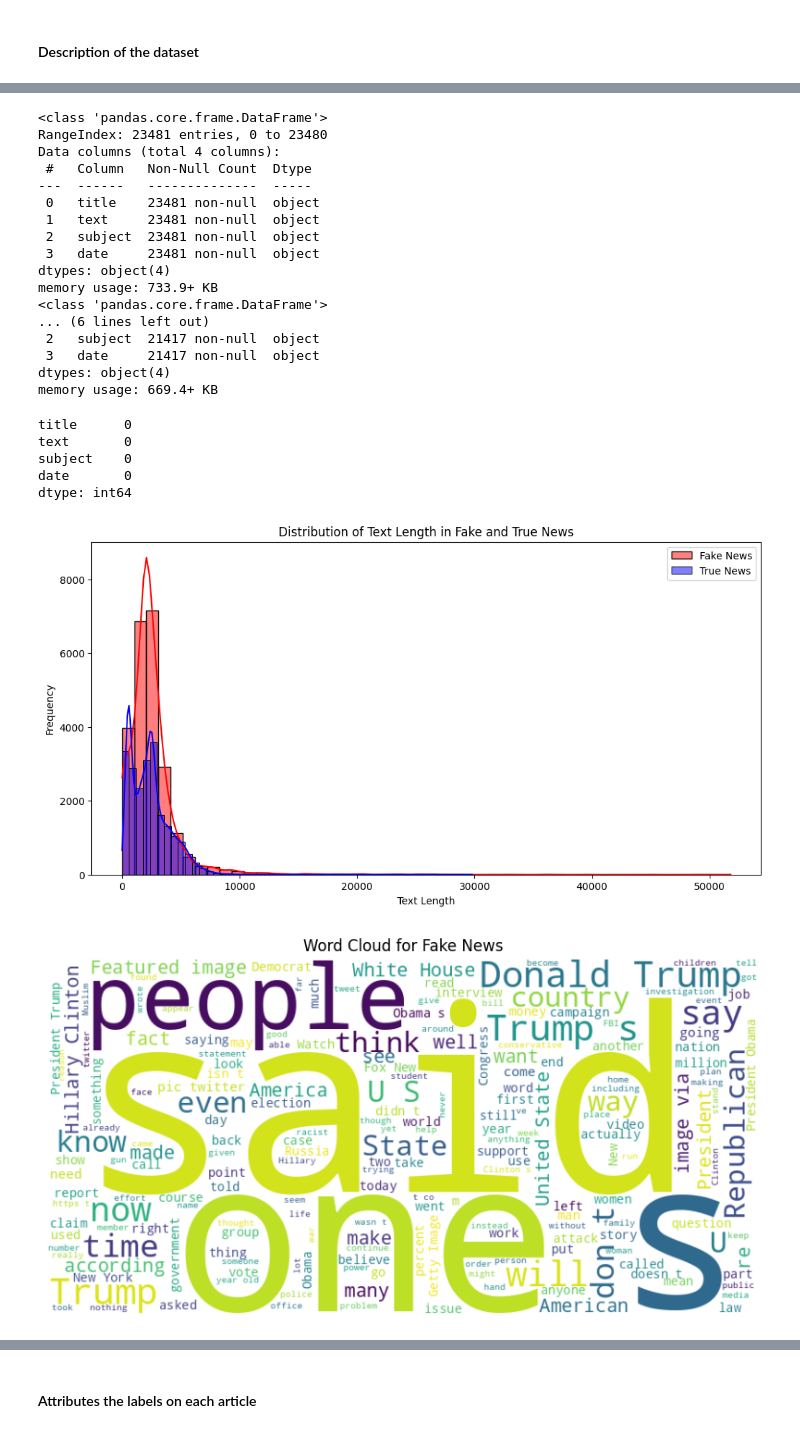
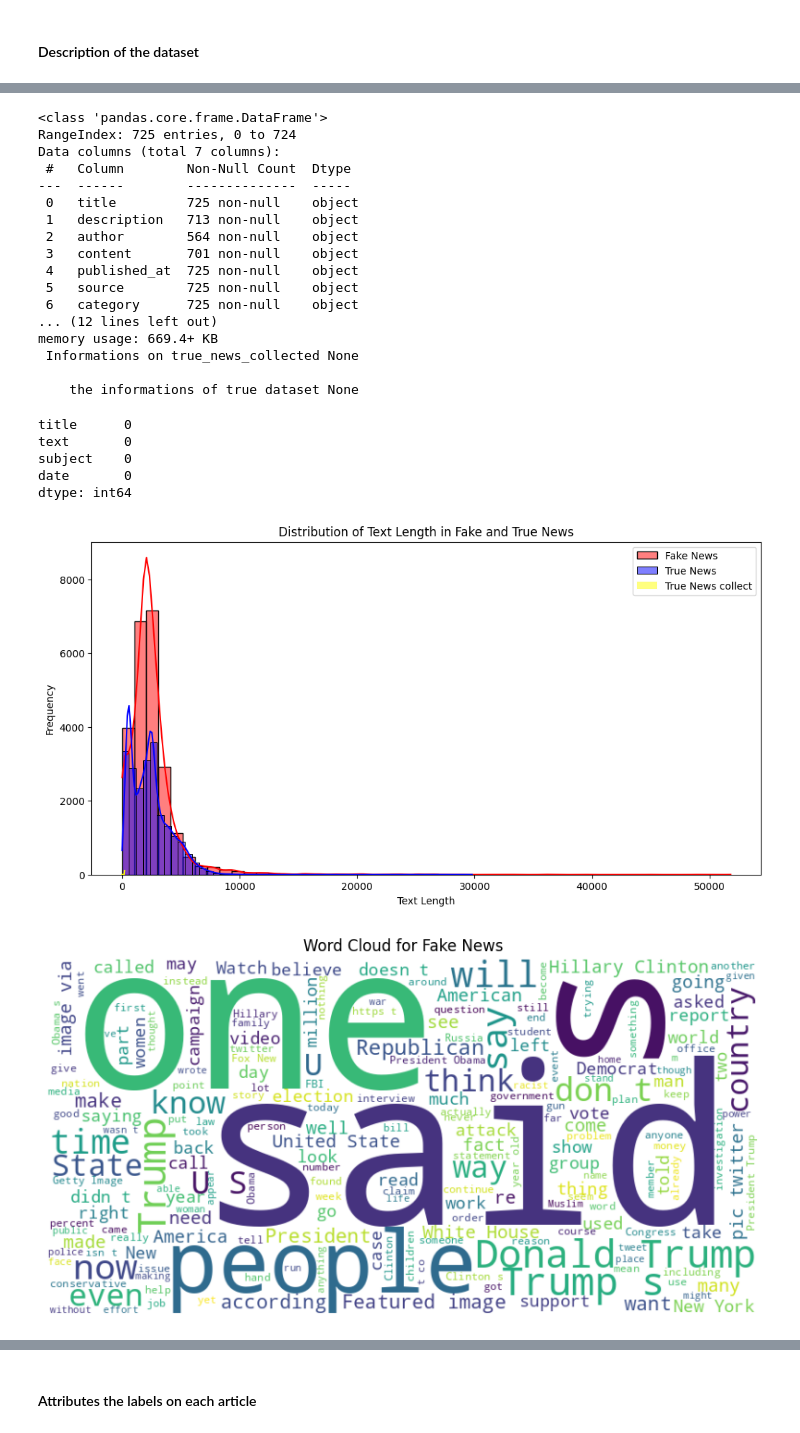
Before and after one commit to dona-eric/VeritaAI, a Jupyter notebook: Analyse/fake_news.ipynb, the cells around one changed output, grey strips where cells are left out. Saved outputs shown, nothing was run; the diff lists cells and outputs as text; code cells hidden in the pictures.

Commit message:
finalisation de la collecte des données et préparation du jeu de données finales

```diff
--- a/Analyse/fake_news.ipynb
+++ b/Analyse/fake_news.ipynb
@@ -120,26 +127,26 @@ data_true.describe(include='all')
 # %%
-data_fake.info()
-data_true.info()
-data_fake.isnull().sum()
-data_true.isnull().sum()
+print(f""" Informations on true_news_collected {true_news.info()}\n
+    the informations of true dataset {true.info()}""")
+true_news.isnull().sum()
+true.isnull().sum()
 # %% [output]
 <class 'pandas.core.frame.DataFrame'>
-RangeIndex: 23481 entries, 0 to 23480
-Data columns (total 4 columns):
- #   Column   Non-Null Count  Dtype
----  ------   --------------  -----
- 0   title    23481 non-null  object
- 1   text     23481 non-null  object
- 2   subject  23481 non-null  object
- 3   date     23481 non-null  object
-dtypes: object(4)
-memory usage: 733.9+ KB
-<class 'pandas.core.frame.DataFrame'>
-... (6 lines left out)
- 2   subject  21417 non-null  object
- 3   date     21417 non-null  object
-dtypes: object(4)
+RangeIndex: 725 entries, 0 to 724
+Data columns (total 7 columns):
+ #   Column        Non-Null Count  Dtype
+---  ------        --------------  -----
+ 0   title         725 non-null    object
+ 1   description   713 non-null    object
+ 2   author        564 non-null    object
+ 3   content       701 non-null    object
+ 4   published_at  725 non-null    object
+ 5   source        725 non-null    object
+ 6   category      725 non-null    object
+... (12 lines left out)
 memory usage: 669.4+ KB
+ Informations on true_news_collected None
+
+    the informations of true dataset None
 title      0
 text       0
 subject    0
@@ -147,33 +154,38 @@ date       0
 dtype: int64
 # %%
 ## count the length of the text in the fake and true news datasets
-datafake_copy = data_fake.copy()
-datatrue_copy = data_true.copy()
+datafake_copy = fake.copy()
+datatrue_copy = true.copy()
+datatruenews_copy =true_news.copy()
 datafake_copy['text_length'] = datafake_copy['text'].apply(lambda x: len(str(x)))
 datatrue_copy['text_length'] = datatrue_copy['text'].apply(lambda x: len(str(x)))
+datatruenews_copy['text_length'] = datatruenews_copy['content'].apply(lambda x: len(str(x)))
+
 # Plotting the distribution of text length in fake and true news datasets
 plt.figure(figsize=(12, 6))
 sns.histplot(datafake_copy['text_length'], bins=50, color='red', label='Fake News', kde=True)
 sns.histplot(datatrue_copy['text_length'], bins=50, color='blue', label='True News', kde=True)
+sns.histplot(datatruenews_copy['text_length'], bins=50, color='yellow', label='True News collect', kde=True)
+
 plt.title('Distribution of Text Length in Fake and True News')
 plt.xlabel('Text Length')
 plt.ylabel('Frequency')
 plt.legend()
 plt.show()
 # %% [output]
-[figure, old version]
+[figure, new version]
 # %%
 import wordcloud
 from wordcloud import WordCloud, STOPWORDS
 def plot_wordcloud(data, title):
     text = ' '.join(data['text'].astype(str).tolist())
     wordcloud = WordCloud(width=800, height=400, background_color='white', stopwords=STOPWORDS).generate(text)
     plt.figure(figsize=(10, 5))
     plt.imshow(wordcloud, interpolation='bilinear')
     plt.axis('off')
     plt.title(title)
     plt.show()
-plot_wordcloud(data_fake, 'Word Cloud for Fake News')
+plot_wordcloud(fake, 'Word Cloud for Fake News')
 # %% [output]
-[figure, old version]
+[figure, new version]
 # %%
```
Also changed, not shown: parts of 24 cells of this notebook, 21 other files.
